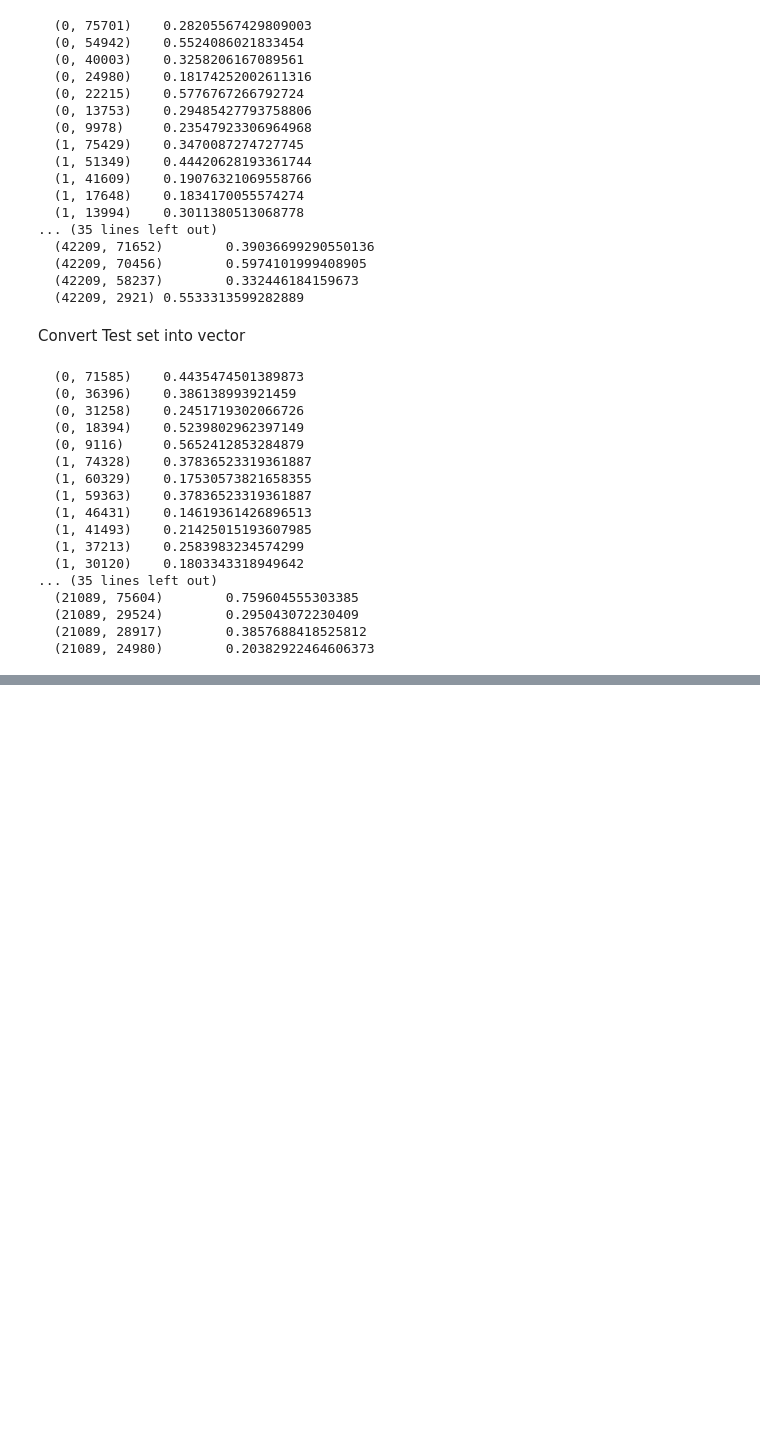
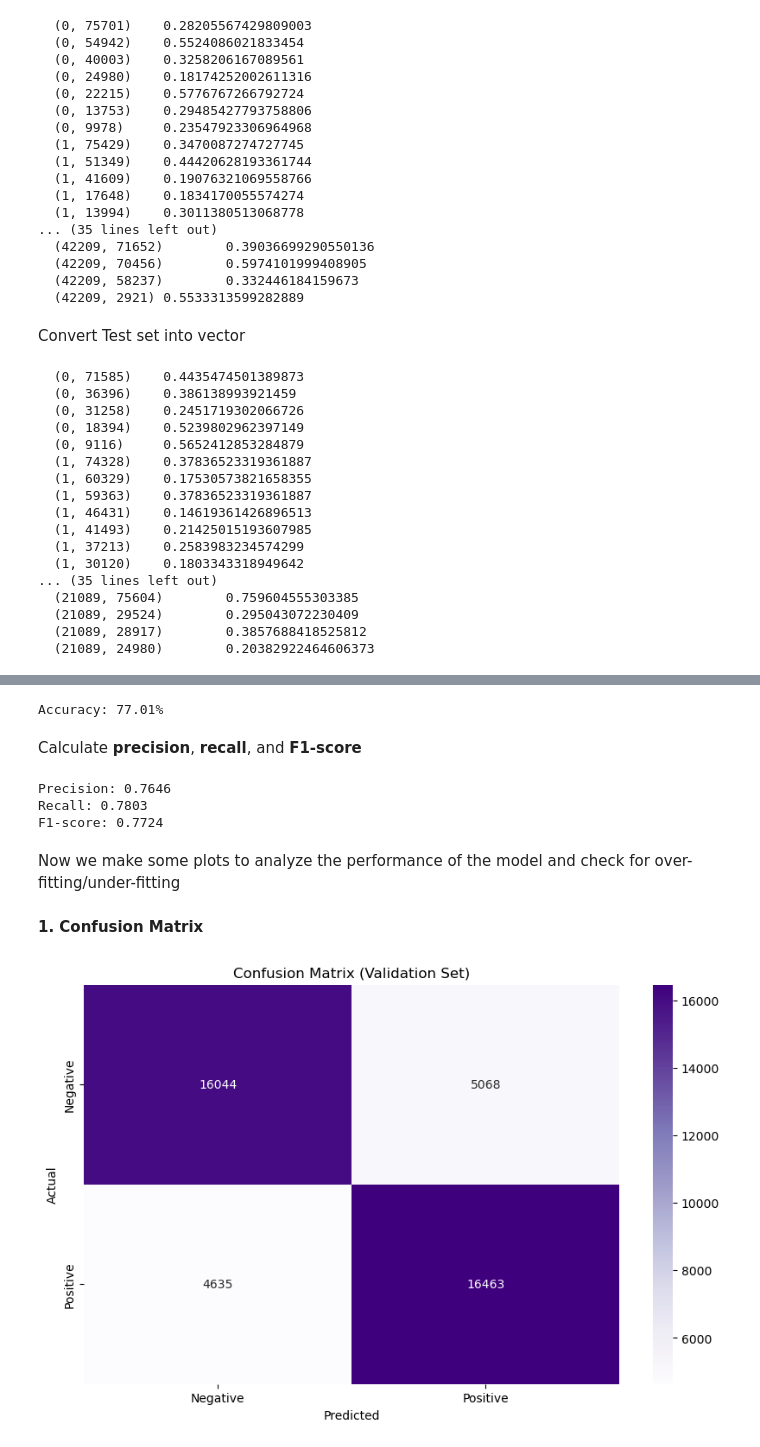
Before and after one commit to ChristinaDiam/Deep_Learning_for_NLP, a Jupyter notebook: Project_1.ipynb, the cells around one changed output, grey strips where cells are left out. Drawn from its saved outputs; the diff is of its cells as text; code cells hidden in the pictures; blank space fills up the shorter version.

Commit message:
First trial, training Logistic Regression using default args

```diff
--- a/Project_1.ipynb
+++ b/Project_1.ipynb
@@ -462,0 +475,3 @@ test
+# %%
+# Create Logistic Regression model
+model = LogisticRegression()
@@ -462,0 +480,3 @@ test
+# %%
+# Train the model
+model.fit(X_train, y_train)
@@ -462,0 +487,3 @@ test
+# %%
+# Make predictions using validation set
+y_val_pred = model.predict(X_val)
@@ -462,0 +492,36 @@ test
+# %%
+# Calculate accuracy
+accuracy_val = accuracy_score(y_val, y_val_pred)
+print(f"Accuracy: {accuracy_val * 100:.2f}%")
+# %% [output]
+Accuracy: 77.01%
+# %% [markdown]
+Calculate **precision**, **recall**, and **F1-score**
+# %%
+# Calculate Precision, Recall, F1-score
+precision, recall, f1, _ = precision_recall_fscore_support(y_val, y_val_pred, average="binary")
+
+print(f"Precision: {precision:.4f}")
+print(f"Recall: {recall:.4f}")
+print(f"F1-score: {f1:.4f}")
+# %% [output]
+Precision: 0.7646
+Recall: 0.7803
+F1-score: 0.7724
+# %% [markdown]
+Now we make some plots to analyze the performance of the model and check for over-fitting/under-fitting
+# %% [markdown]
+**1. Confusion Matrix**
+# %%
+# Calculate confusion matrix
+conf_matrix = confusion_matrix(y_val, y_val_pred)
+
+# Create a heatmap
+plt.figure(figsize=(10,6))
+sns.heatmap(conf_matrix, annot=True, fmt="d", cmap="Purples", xticklabels=["Negative", "Positive"], yticklabels=["Negative", "Positive"])
+plt.xlabel("Predicted")
+plt.ylabel("Actual")
+plt.title("Confusion Matrix (Validation Set)")
+plt.show()
+# %% [output]
+[figure, added]
```
Also changed, not shown: parts of 15 cells of this notebook.
